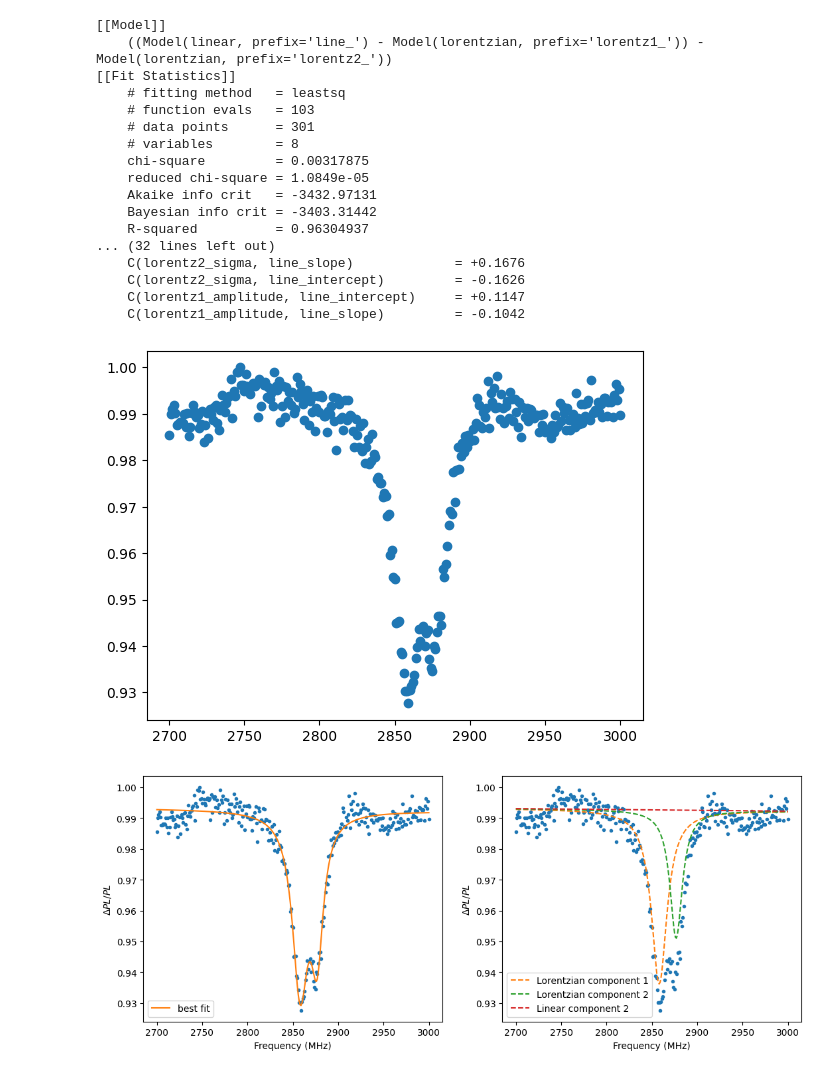
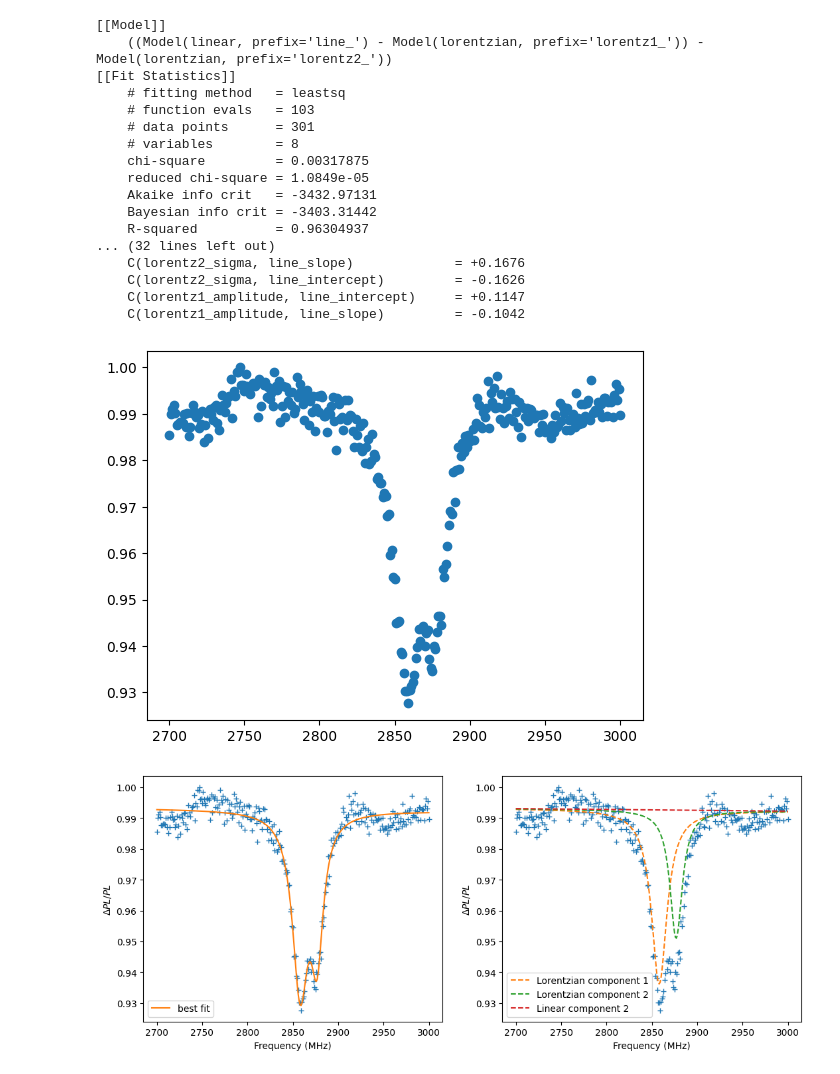
Before and after one commit to qinyuanhao17/data_fitting, a Jupyter notebook: 20231024_nv_cw_odmr_data_fitting.ipynb, the cells around one changed output. Cells and saved outputs as stored; diff of their text form; code cells hidden in the pictures.

```diff
--- a/20231024_nv_cw_odmr_data_fitting.ipynb
+++ b/20231024_nv_cw_odmr_data_fitting.ipynb
@@ -336,45 +336,45 @@ out = mod.fit(y, pars, x=x)
 print(out.fit_report())
 
 fig, axes = plt.subplots(1, 2, figsize=(12.8, 4.8))
-axes[0].plot(x, y, '.')
+axes[0].plot(x, y, '+')
 # axes[0].plot(x, init, '--', label='initial fit')
 axes[0].plot(x, out.best_fit, '-', label='best fit')
 axes[0].legend()
 
 comps = out.eval_components(x=x)
-axes[1].plot(x, y, '.')
+axes[1].plot(x, y, '+')
 axes[1].plot(x, comps['line_'] - comps['lorentz1_'], '--', label='Lorentzian component 1')
 axes[1].plot(x, comps['line_'] - comps['lorentz2_'], '--', label='Lorentzian component 2')
 axes[1].plot(x, comps['line_'], '--', label='Linear component 2')
 axes[1].legend()
 
 # 添加轴标签
 axes[0].set_xlabel('Frequency (MHz)')
 axes[1].set_xlabel('Frequency (MHz)')
 axes[0].set_ylabel(r'$\Delta PL/PL$')
 axes[1].set_ylabel(r'$\Delta PL/PL$')
 
 plt.show()
 # %% [output]
 [[Model]]
     ((Model(linear, prefix='line_') - Model(lorentzian, prefix='lorentz1_')) - Model(lorentzian, prefix='lorentz2_'))
 [[Fit Statistics]]
     # fitting method   = leastsq
     # function evals   = 103
     # data points      = 301
     # variables        = 8
     chi-square         = 0.00317875
     reduced chi-square = 1.0849e-05
     Akaike info crit   = -3432.97131
     Bayesian info crit = -3403.31442
     R-squared          = 0.96304937
 ... (32 lines left out)
     C(lorentz2_sigma, line_slope)             = +0.1676
     C(lorentz2_sigma, line_intercept)         = -0.1626
     C(lorentz1_amplitude, line_intercept)     = +0.1147
     C(lorentz1_amplitude, line_slope)         = -0.1042
 [figure]
-[figure, old version]
+[figure, new version]
 # %%
 data_folder = r'D:\odmr_data\20231024_cw_odmr_NVcenter_ensemble_mw_power_45dbm_532pump_2mW\20231024_cw_odmr_NVcenter_ensemble_mw_power_45dbm_532pump_2mW_freqRange2700to3000_withMagnet_1time_1.csv'
 df = pd.read_csv(data_folder, header=0)
```
Also changed, not shown: parts of 13 cells of this notebook.
